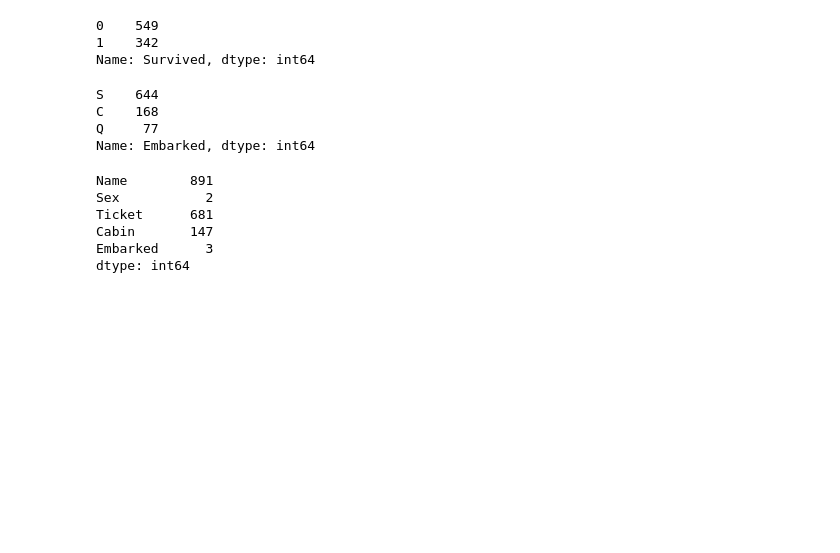
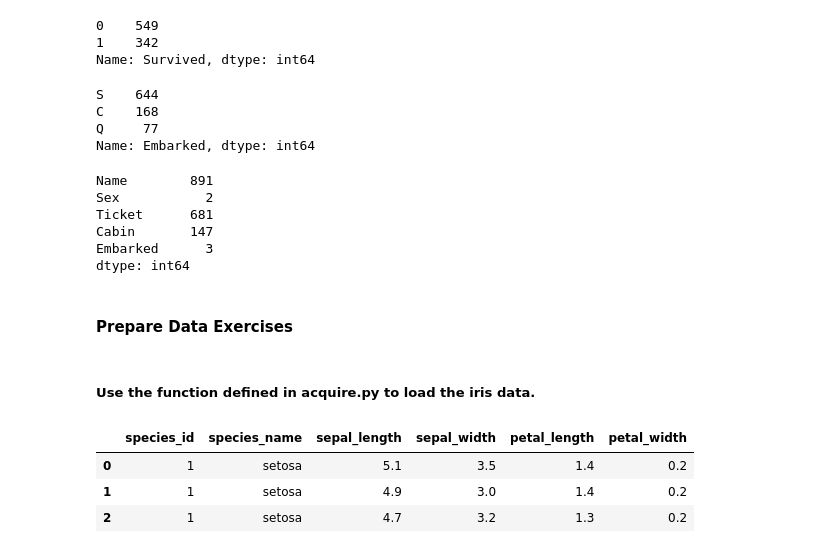
Before and after one commit to ForrestMccrosky/classification-exercises, a Jupyter notebook: classification_exercises.ipynb, the cells around one changed output. Drawn from its saved outputs; the diff is of its cells as text; code cells hidden in the pictures; blank space fills up the shorter version.

```diff
--- a/classification_exercises.ipynb
+++ b/classification_exercises.ipynb
@@ -248,3 +251,15 @@ Ticket      681
 Cabin       147
 Embarked      3
 dtype: int64
+# %% [markdown]
+#### Prepare Data Exercises
+# %% [markdown]
+##### Use the function defined in acquire.py to load the iris data.
+# %%
+iris = get_iris_data()
+iris.head(3)
+# %% [output]
+|  | species_id | species_name | sepal_length | sepal_width | petal_length | petal_width |
+| 0 | 1 | setosa | 5.1 | 3.5 | 1.4 | 0.2 |
+| 1 | 1 | setosa | 4.9 | 3.0 | 1.4 | 0.2 |
+| 2 | 1 | setosa | 4.7 | 3.2 | 1.3 | 0.2 |
```
Also changed, not shown: parts of 12 cells of this notebook.
